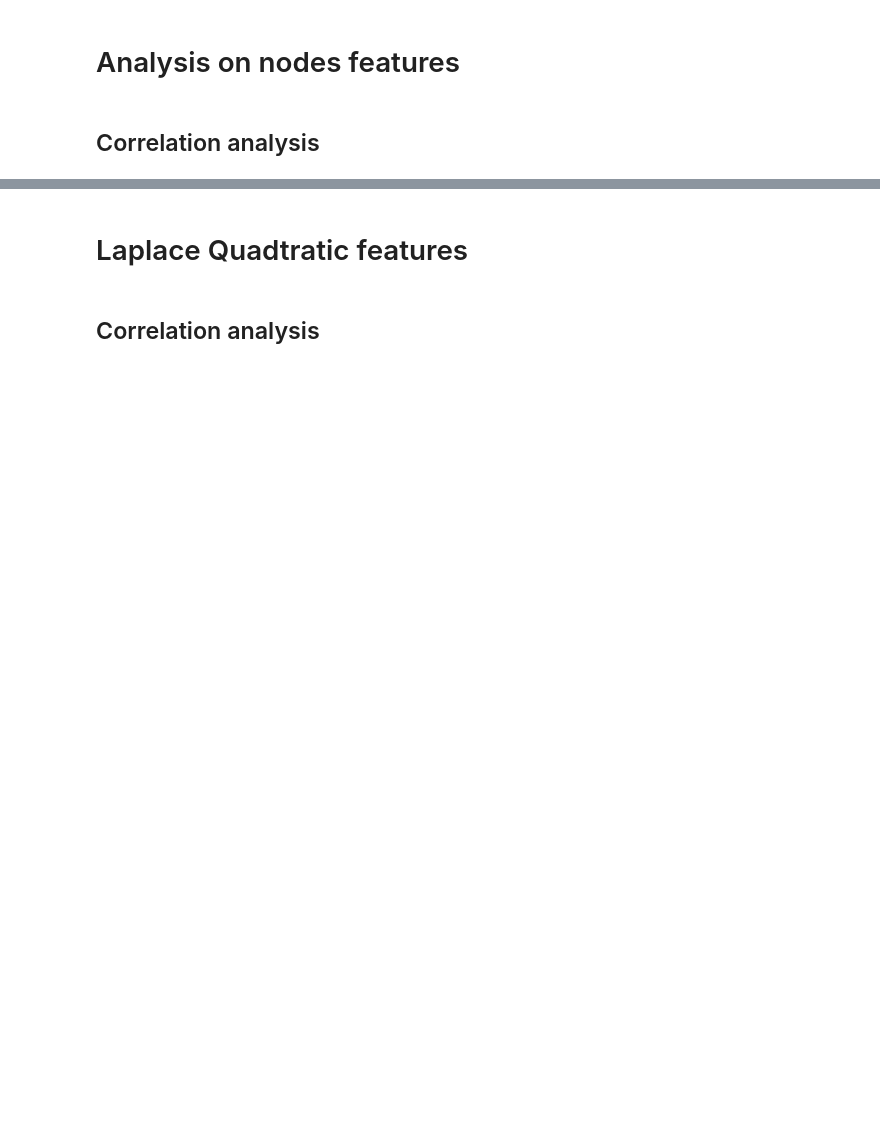
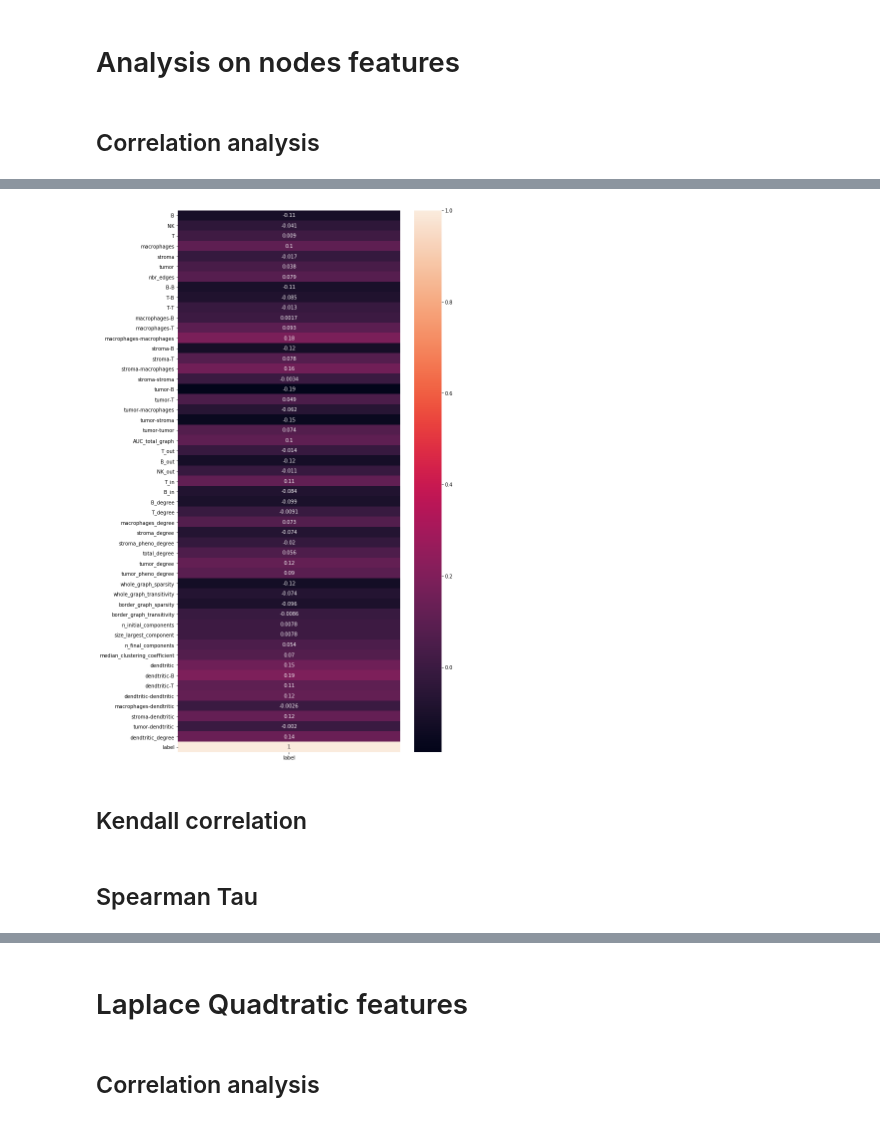
Before and after one commit to Souhailasmi/Deep_MLO, a Jupyter notebook: code/05-correlation_analysis.ipynb, the cells around one changed output, grey strips where cells are left out. Drawn from its saved outputs; the diff is of its cells as text; code cells hidden in the pictures; blank space fills up the shorter version.

```diff
--- a/code/05-correlation_analysis.ipynb
+++ b/code/05-correlation_analysis.ipynb
@@ -42,15 +247,12 @@ def labeling(string):
-# %%
-def cleaning(name):
-    dictio = {30:'3E1',10:'1E1'}
-    if name in [30.0,10.0]:
-        return dictio[int(name)]
-    else :
-        return name
 # %%
 nodes_features['name'] = nodes_features.name.apply(lambda x: cleaning(x))
-nodes_features['label'] = nodes_features.name.apply(lambda x: labeling(x))
+nodes_features['label'] = nodes_features.name.apply(lambda x: labeling(x,N_CLASSES,INCLUDE_DR))
 
 laplace_quadratics_features['name']  =  nodes_features.name.values
-laplace_quadratics_features['label'] =  laplace_quadratics_features.name.apply(lambda x: labeling(x))
+laplace_quadratics_features= laplace_quadratics_features[list(laplace_quadratics_features.columns[47:48]) + list(laplace_quadratics_features.columns[:47]) ]
+laplace_quadratics_features['label'] =  laplace_quadratics_features.name.apply(lambda x: labeling(x,N_CLASSES,INCLUDE_DR))
+
+region_nodes_counts['label'] = region_nodes_counts.name.apply(lambda x: labeling(x,N_CLASSES,INCLUDE_DR))
+clus_coef_df['label'] = clus_coef_df.name.apply(lambda x: labeling(x,N_CLASSES,INCLUDE_DR))
 # %%
 nodes_features = nodes_features.fillna(0)
@@ -66,0 +265,3 @@ laplace_quadratics_features.head()
+# %%
+laplace_quadratics_features = laplace_quadratics_features.rename(columns = {'size_y' : 'component_size'})
+laplace_quadratics_features = laplace_quadratics_features.drop(['size_x'], axis = 1)
@@ -67,3 +357,8 @@ laplace_quadratics_features.head()
+# %%
+if REMOVE_DR == True :
+    laplace_quadratics_features = laplace_quadratics_features[laplace_quadratics_features.label != -1]
+    nodes_features = nodes_features[nodes_features.label != -1]
+    region_nodes_counts = region_nodes_counts[region_nodes_counts.label!=-1]
 # %% [markdown]
 # Analysis on nodes features
 # %% [markdown]
@@ -164,0 +366,12 @@ shap.summary_plot(shap_values, features=X, feature_names=X.columns)
+# %%
+correlation_nodes = nodes_features.corr()
+f, ax = plt.subplots(figsize=(10, 20))
+ax = sns.heatmap(correlation_nodes.iloc[:,52:],annot=True)
+
+if (INCLUDE_DR == False) and (N_CLASSES == 2):
+    plt.savefig(PLOT_DIRECTORY + 'nodes_features_correlation_label.png')
+
+if (INCLUDE_DR == True) and (N_CLASSES == 2):
+    plt.savefig(PLOT_DIRECTORY + '2_class_DR_nodes_features_correlation_label.png')
+# %% [output]
+[figure, added]
@@ -164,0 +389,2 @@ shap.summary_plot(shap_values, features=X, feature_names=X.columns)
+# %% [markdown]
+## Kendall correlation
@@ -164,0 +414,2 @@ shap.summary_plot(shap_values, features=X, feature_names=X.columns)
+# %% [markdown]
+## Spearman Tau
```
Also changed, not shown: parts of 205 cells of this notebook, 7 other files.
